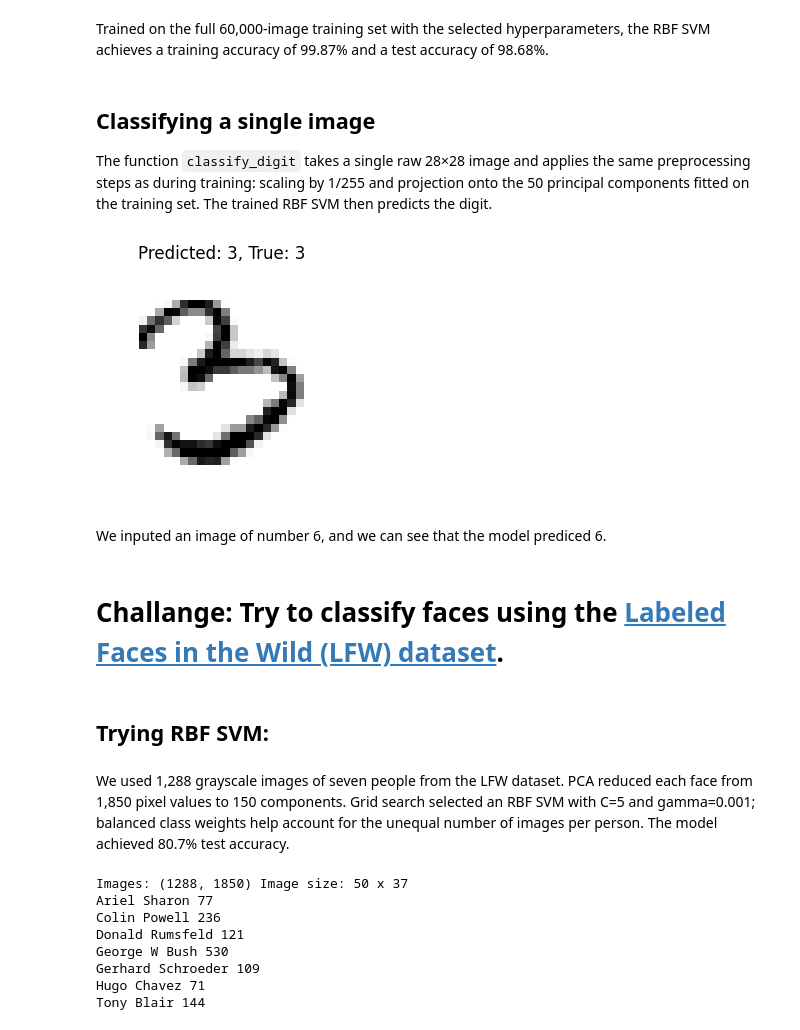
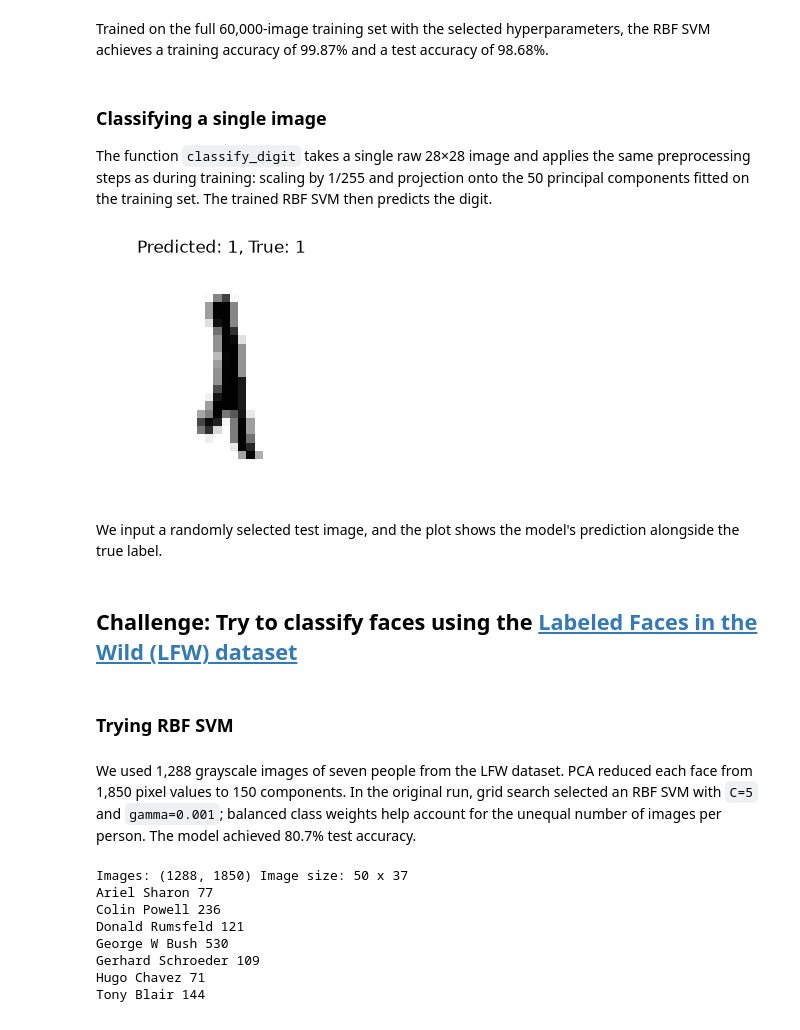
Before and after one commit to chrisd314/34759-perception-autonomous-systems-fall-2026, a Jupyter notebook: 08-weekly-project-classification/08-weekly-project-classification.ipynb, the cells around one changed output. Drawn from its saved outputs; the diff is of its cells as text; code cells hidden in the pictures.

```diff
--- a/08-weekly-project-classification/08-weekly-project-classification.ipynb
+++ b/08-weekly-project-classification/08-weekly-project-classification.ipynb
@@ -145,8 +148,8 @@ A linear SVM is trained on the 50 principal components as a baseline.
 # %%
 from sklearn.svm import LinearSVC, SVC
 
-# baseline: linear SVM
-clf = LinearSVC(penalty='l2', loss='squared_hinge', random_state=0, max_iter=int(10e4))
+# Baseline: linear SVM.
+clf = LinearSVC(penalty='l2', loss='squared_hinge', random_state=0, max_iter=100_000)
 clf.fit(X_train_pca, y_train)
 
 train_accuracy = clf.score(X_train_pca, y_train)
@@ -171,14 +174,15 @@ To capture non-linear class boundaries, an SVM with a RBF kernel is used. Its pe
 
 These are selected with `GridSearchCV` using 3-fold cross-validation. To keep the computation time manageable, the grid search is performed on a subset of 3,000 training samples.
 # %%
-# tuning RBF SVM hyperparameters using GridSearchCV
+# Tune the PCA + RBF SVM pipeline using GridSearchCV.
 
 from sklearn.model_selection import GridSearchCV
+from sklearn.pipeline import make_pipeline
 
-param_grid = {"C": [1, 5, 10, 50], "gamma": ["scale", 0.001, 0.01]}
+param_grid = {"svc__C": [1, 5, 10, 50], "svc__gamma": ["scale", 0.001, 0.01]}
 
-grid = GridSearchCV(SVC(kernel="rbf"), param_grid, cv=3, n_jobs=-1, scoring="accuracy")
-grid.fit(X_train_pca[:3000], y_train[:3000])
+grid = GridSearchCV(make_pipeline(pca, SVC(kernel="rbf")), param_grid, cv=3, n_jobs=-1, scoring="accuracy")
+grid.fit(X_train_scaled[:3000], y_train[:3000])
 
 print("Best parameters:", grid.best_params_)
 print("Best CV accuracy:", grid.best_score_)
@@ -190,10 +194,10 @@ The cross-validation accuracy on the 3,000-sample subset is 94.7%. This is lower
 # %%
-# running RBF SVM with best parameters
-clf_rbf = SVC(kernel='rbf', gamma = grid.best_params_['gamma'], C = grid.best_params_['C'])
-clf_rbf.fit(X_train_pca, y_train)
+# Train the selected PCA + RBF SVM pipeline on the full training set.
+clf_rbf = grid.best_estimator_
+clf_rbf.fit(X_train_scaled, y_train)
 
-train_accuracy_rbf = clf_rbf.score(X_train_pca, y_train)
-test_accuracy_rbf = clf_rbf.score(X_test_pca, y_test)
+train_accuracy_rbf = clf_rbf.score(X_train_scaled, y_train)
+test_accuracy_rbf = clf_rbf.score(X_test_scaled, y_test)
 
 print("Train accuracy (RBF):", train_accuracy_rbf)
 print("Test accuracy (RBF):", test_accuracy_rbf)
@@ -203,34 +207,34 @@ Test accuracy (RBF): 0.9868
 # %% [markdown]
 Trained on the full 60,000-image training set with the selected hyperparameters, the RBF SVM achieves a training accuracy of 99.87% and a test accuracy of 98.68%.
 # %% [markdown]
-## Classifying a single image
+### Classifying a single image
+
 The function `classify_digit` takes a single raw 28×28 image and applies the same preprocessing steps as during training: scaling by 1/255 and projection onto the 50 principal components fitted on the training set. The trained RBF SVM then predicts the digit.
 # %%
 def classify_digit(image):
     image_scaled = image.reshape(1, -1) / 255.0
-    image_pca = pca.transform(image_scaled)
-    return clf_rbf.predict(image_pca)[0]
+    return clf_rbf.predict(image_scaled)[0]
 
 idx = np.random.randint(len(X_test))
 image = X_test[idx]
 
 predicted = classify_digit(image)
 
 plt.figure(figsize=(3, 3))
 plt.imshow(image.reshape(28, 28), cmap=plt.cm.gray_r)
 plt.title(f"Predicted: {predicted}, True: {y_test[idx]}")
 plt.axis("off")
 plt.show()
 # %% [output]
-[figure, old version]
+[figure, new version]
-# %% [markdown]
-We inputed an image of number 6, and we can see that the model prediced 6.
+# %% [markdown]
+We input a randomly selected test image, and the plot shows the model's prediction alongside the true label.
 # %% [markdown]
-# Challange: Try to classify faces using the [Labeled Faces in the Wild (LFW) dataset](http://vis-www.cs.umass.edu/lfw/).
+## Challenge: Try to classify faces using the [Labeled Faces in the Wild (LFW) dataset](http://vis-www.cs.umass.edu/lfw/)
 # %% [markdown]
-## Trying RBF SVM:
+### Trying RBF SVM
 # %% [markdown]
-We used 1,288 grayscale images of seven people from the LFW dataset. PCA reduced each face from 1,850 pixel values to 150 components. Grid search selected an RBF SVM with C=5 and gamma=0.001; balanced class weights help account for the unequal number of images per person. The model achieved 80.7% test accuracy.
+We used 1,288 grayscale images of seven people from the LFW dataset. PCA reduced each face from 1,850 pixel values to 150 components. In the original run, grid search selected an RBF SVM with `C=5` and `gamma=0.001`; balanced class weights help account for the unequal number of images per person. The model achieved 80.7% test accuracy.
 # %%
 from sklearn.datasets import fetch_lfw_people
 from sklearn.model_selection import train_test_split, GridSearchCV
```
Also changed, not shown: parts of 15 cells of this notebook.
